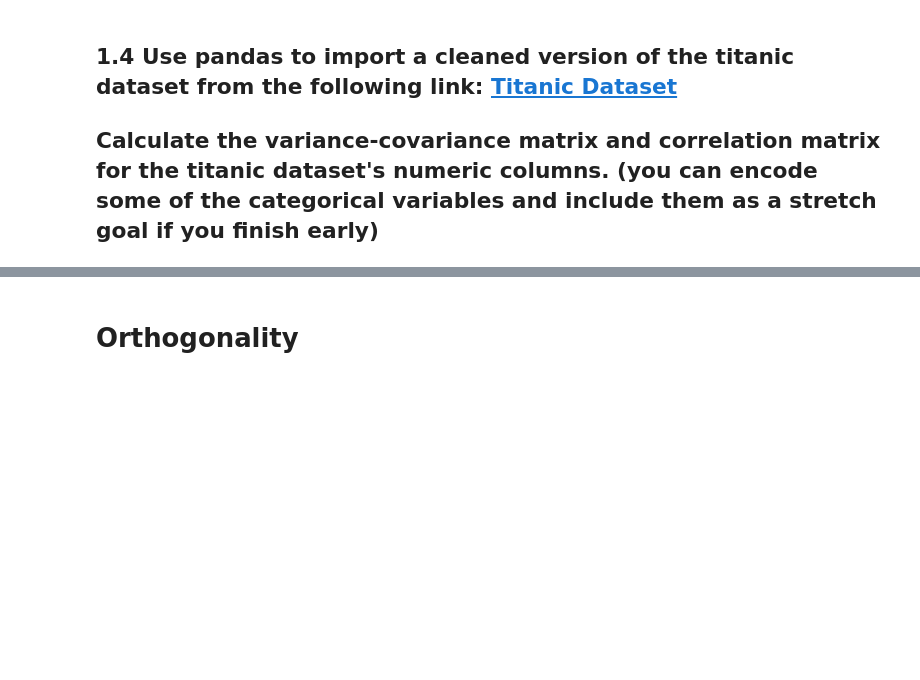
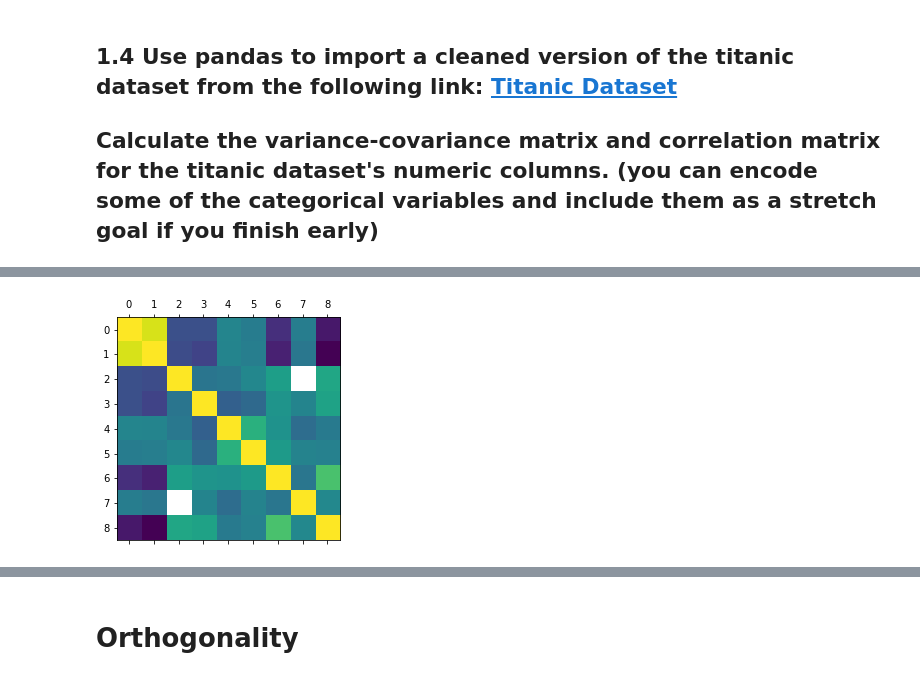
Before and after one commit to Khislatz/DS-Unit-1-Sprint-3-Linear-Algebra, a Jupyter notebook: module2-intermediate-linear-algebra/Khislat_Zhuraeva_LS_DS_132_Intermediate_Linear_Algebra_Assignment.ipynb, the cells around one changed output, grey strips where cells are left out. Drawn from its saved outputs; the diff is of its cells as text; code cells hidden in the pictures; blank space fills up the shorter version.

```diff
--- a/module2-intermediate-linear-algebra/Khislat_Zhuraeva_LS_DS_132_Intermediate_Linear_Algebra_Assignment.ipynb
+++ b/module2-intermediate-linear-algebra/Khislat_Zhuraeva_LS_DS_132_Intermediate_Linear_Algebra_Assignment.ipynb
@@ -150,3 +208,6 @@ sales_df.cov() #7604 is a COVARIANCE between number of customers and sales, it i
 ## 1.4 Use pandas to import a cleaned version of the titanic dataset from the following link: [Titanic Dataset](https://raw.githubusercontent.com/Geoyi/Cleaning-Titanic-Data/master/titanic_clean.csv)
 
 ## Calculate the variance-covariance matrix and correlation matrix for the titanic dataset's numeric columns. (you can encode some of the categorical variables and include them as a stretch goal if you finish early)
+# %%
+titanic_df = pd.read_csv('https://raw.githubusercontent.com/Geoyi/Cleaning-Titanic-Data/master/titanic_clean.csv')
+titanic_df.head(3)
@@ -152,0 +247,6 @@ sales_df.cov() #7604 is a COVARIANCE between number of customers and sales, it i
+# %%
+import matplotlib.pyplot as plt
+plt.matshow(titanic_df.corr())
+plt.show()
+# %% [output]
+[figure, added]
```
Also changed, not shown: parts of 52 cells of this notebook.
